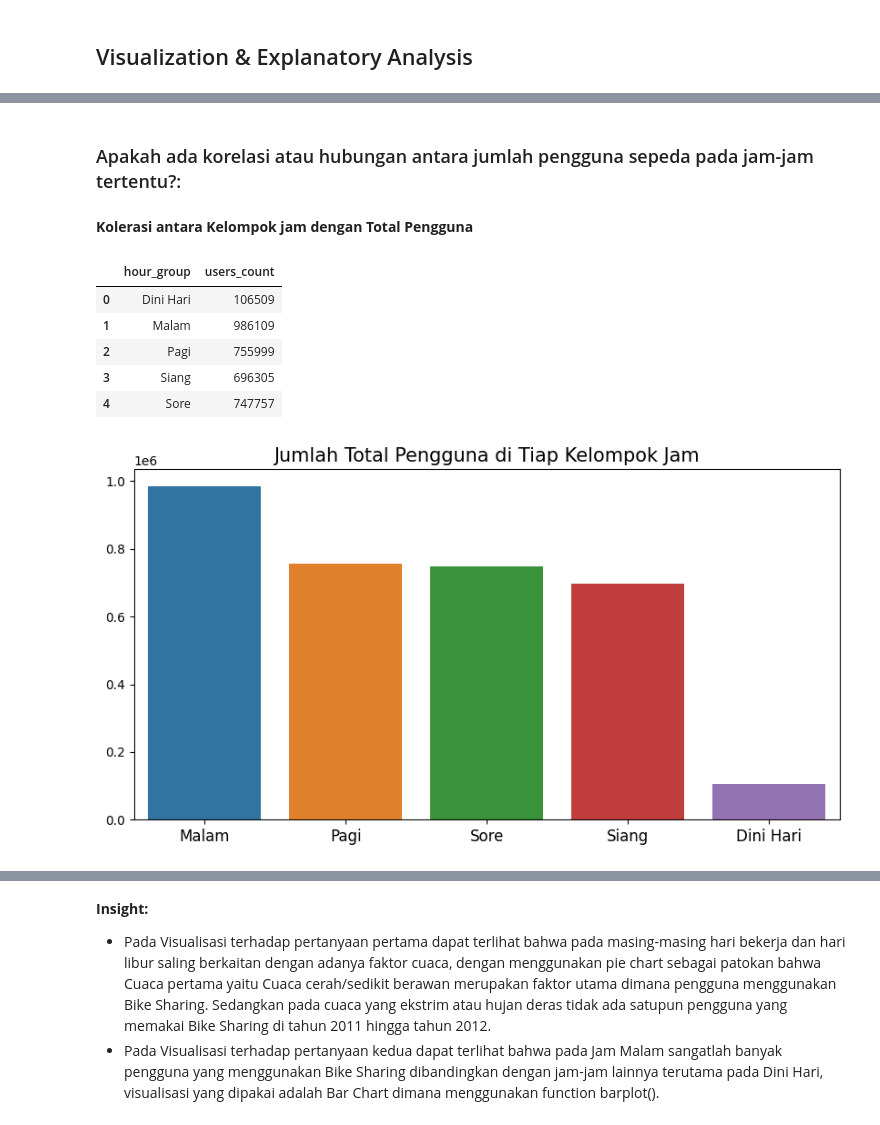
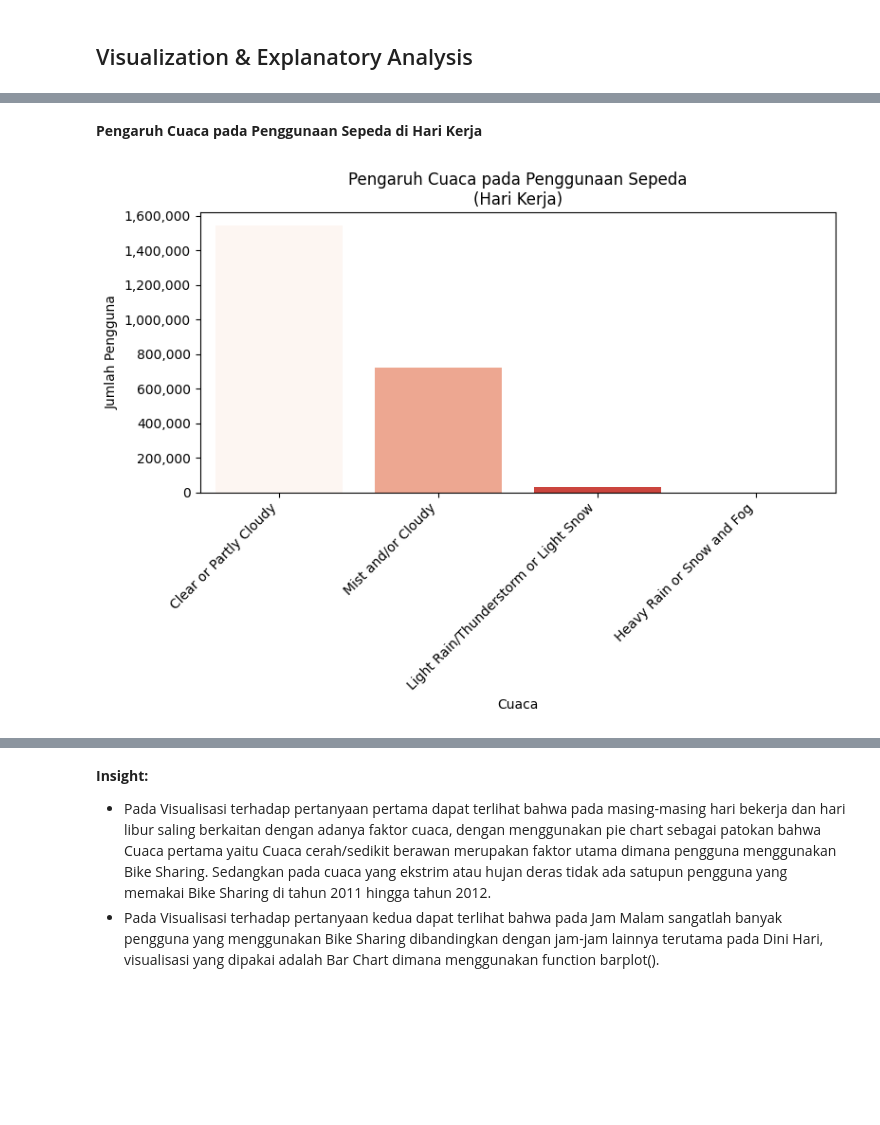
Before and after one commit to bagusangkasawan/data-analysis, a Jupyter notebook: Proyek_Analisis_Data.ipynb, the cells around one changed output, grey strips where cells are left out. Drawn from its saved outputs; the diff is of its cells as text; code cells hidden in the pictures; blank space fills up the shorter version.

```diff
--- a/Proyek_Analisis_Data.ipynb
+++ b/Proyek_Analisis_Data.ipynb
@@ -397,35 +314,29 @@ plt.show()
-# %% [markdown]
-### Apakah ada korelasi atau hubungan antara jumlah pengguna sepeda pada jam-jam tertentu?:
-# %% [markdown]
-**Kolerasi antara Kelompok jam dengan Total Pengguna**
-# %%
-byHourGroup_df = hour_df.groupby(by="hr_group").cnt.sum().reset_index()
-byHourGroup_df.rename(columns={
-    "hr_group": "hour_group",
-    "cnt": "users_count"
-}, inplace=True)
-byHourGroup_df.head()
-# %% [output]
-|  | hour_group | users_count |
-| 0 | Dini Hari | 106509 |
-| 1 | Malam | 986109 |
-| 2 | Pagi | 755999 |
-| 3 | Siang | 696305 |
-| 4 | Sore | 747757 |
-# %%
-plt.figure(figsize=(10, 5))
-
-sns.barplot(
-    y="users_count",
-    x="hour_group",
-    hue="hour_group",
-    data=byHourGroup_df.sort_values(by="users_count", ascending=False),
-    legend=False
-)
-plt.title("Jumlah Total Pengguna di Tiap Kelompok Jam", loc="center", fontsize=15)
-plt.ylabel(None)
-plt.xlabel(None)
-plt.tick_params(axis='x', labelsize=12)
-plt.show()
-# %% [output]
-[figure, removed]
+# %% [markdown]
+**Pengaruh Cuaca pada Penggunaan Sepeda di Hari Kerja**
+# %%
+# Data untuk hari kerja
+weather_workday_df = day_df[day_df["workingday"] == 1].groupby(["weathersit"]).cnt.sum().reset_index()
+if not (weather_workday_df['weathersit'] == 4).any():
+    new_row = pd.DataFrame({"weathersit": [4], "cnt": [0]})
+    weather_workday_df = pd.concat([weather_workday_df, new_row], ignore_index=True)
+weather_workday_df.rename(columns={"weathersit": "weather_index", "cnt": "users_count"}, inplace=True)
+
+# Visualisasi hari kerja
+fig, ax = plt.subplots(figsize=(8, 6))
+labels_detail = ['Clear or Partly Cloudy', 'Mist and/or Cloudy', 'Light Rain/Thunderstorm or Light Snow', 'Heavy Rain or Snow and Fog']
+
+sns.barplot(x="weather_index", y="users_count", hue="weather_index", data=weather_workday_df, palette="Reds", dodge=False, ax=ax)
+ax.set_title("Pengaruh Cuaca pada Penggunaan Sepeda\n(Hari Kerja)")
+ax.set_xticks(range(len(labels_detail)))
+ax.set_xticklabels(labels_detail, rotation=45, ha="right")
+ax.set_xlabel("Cuaca")
+ax.set_ylabel("Jumlah Pengguna")
+
+# Mengubah format sumbu Y ke dalam format biasa
+ax.yaxis.set_major_formatter(ticker.FuncFormatter(lambda x, _: f'{int(x):,}'))
+
+plt.legend([], [], frameon=False)
+plt.tight_layout()
+plt.show()
+# %% [output]
+[figure, added]
```
Also changed, not shown: parts of 19 cells of this notebook.
